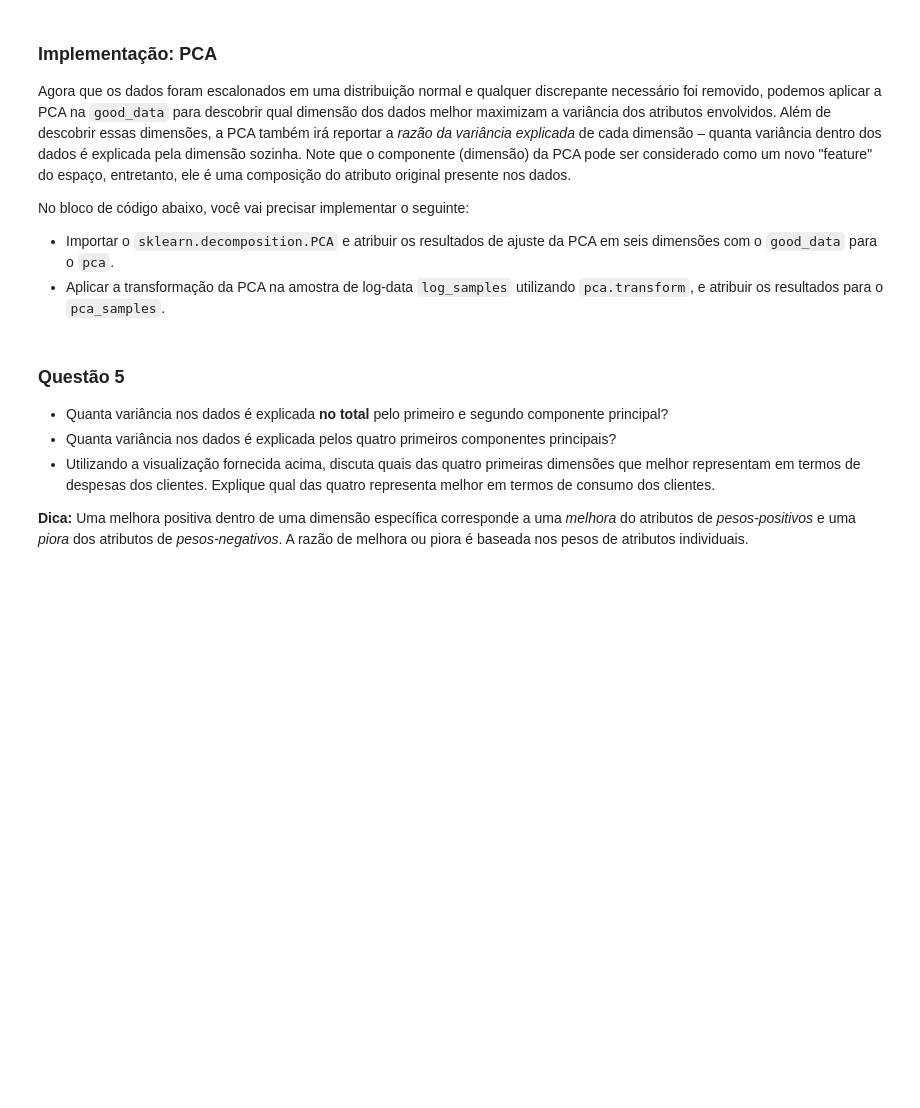
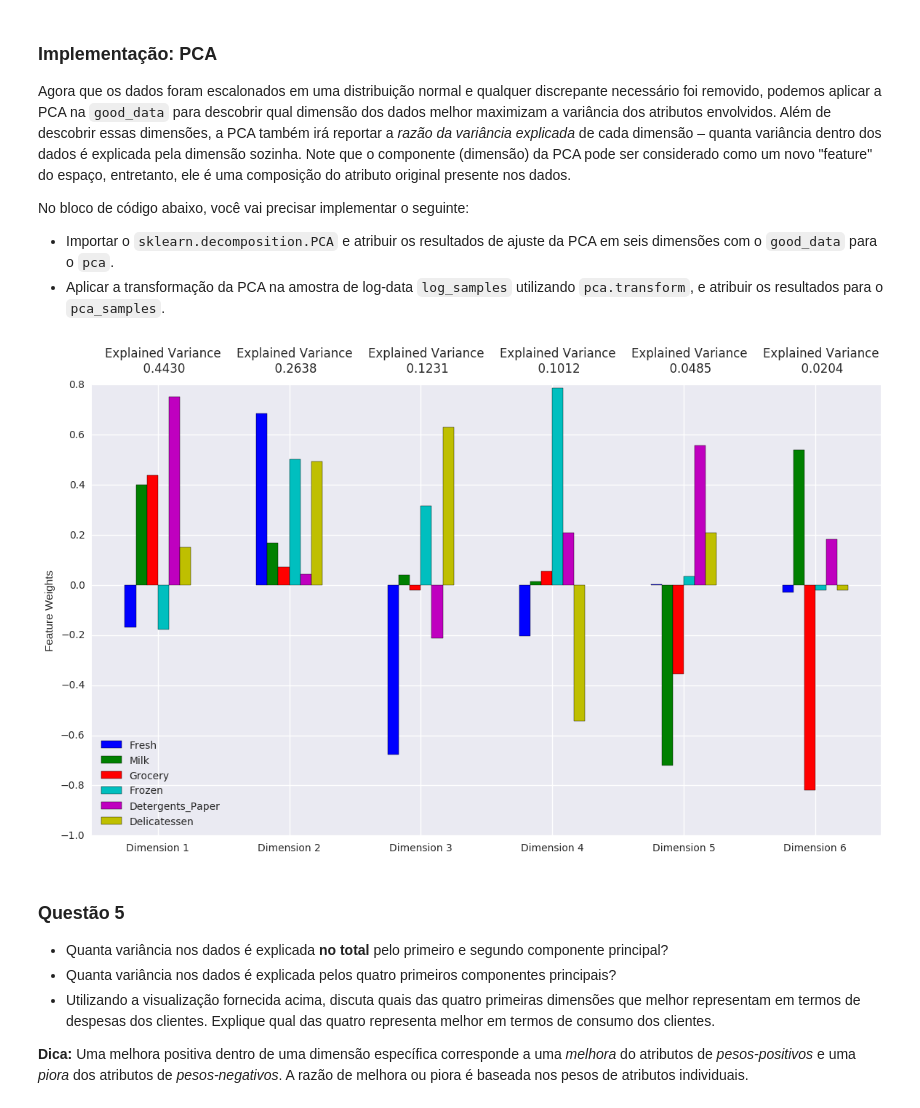
Before and after one commit to joseteodoro/br-machine-learning, a Jupyter notebook: customer_segments/customer_segments_PT.ipynb, the cells around one changed output. Cells and saved outputs as stored; diff of their text form; code cells hidden in the pictures; blank space fills up the shorter version.

```diff
--- a/customer_segments/customer_segments_PT.ipynb
+++ b/customer_segments/customer_segments_PT.ipynb
@@ -232,24 +245,28 @@ No bloco de código abaixo, você vai precisar implementar o seguinte:
 **NOTA:** Se você escolheu remover qualquer discrepante, tenha certeza que a amostra de dados não contém nenhum desses pontos!
  Uma vez que você executou essa implementação, o conjunto de dado será armazenado na variável `good_data`!
 # %%
+outliers_found = {}
+
 # Para cada atributo encontre os pontos de dados com máximos valores altos e baixos
 for feature in log_data.keys():
 
     # TODO: Calcule Q1 (25º percentil dos dados) para o atributo dado
-    Q1 = None
+    Q1 = np.percentile(log_data[feature], 25)
 
     # TODO: Calcule Q3 (75º percentil dos dados) para o atributo dado
-    Q3 = None
+    Q3 = np.percentile(log_data[feature], 75)
 
     # TODO: Utilize a amplitude interquartil para calcular o passo do discrepante (1,5 vezes a variação interquartil)
-    step = None
+    step = 1.5 * (Q3 - Q1)
 
     # Mostre os discrepantes
     print "Data points considered outliers for the feature '{}':".format(feature)
-    display(log_data[~((log_data[feature] >= Q1 - step) & (log_data[feature] <= Q3 + step))])
+    indexes = log_data[~((log_data[feature] >= Q1 - step) & (log_data[feature] <= Q3 + step))]
+    outliers_found[feature] = indexes.index
+    display(indexes)
 
 # OPCIONAL: Selecione os índices dos pontos de dados que você deseja remover
-outliers  = []
+outliers  = [65, 66, 75, 128, 154]
 
 # Remova os valores atí, caso nenhum tenha sido especificado
 good_data = log_data.drop(log_data.index[outliers]).reset_index(drop = True)
@@ -272,14 +360,19 @@ No bloco de código abaixo, você vai precisar implementar o seguinte:
  - Importar o `sklearn.decomposition.PCA` e atribuir os resultados de ajuste da PCA em seis dimensões com o `good_data` para o `pca`.
  - Aplicar a transformação da PCA na amostra de log-data `log_samples` utilizando `pca.transform`, e atribuir os resultados para o `pca_samples`.
 # %%
+from sklearn.decomposition import PCA
+
 # TODO: Aplique a PCA ao ajustar os bons dados com o mesmo número de dimensões como atributos
-pca = None
+pca = PCA(n_components=6)
+rs = pca.fit_transform(good_data)
 
 # TODO: Transforme a amostra de data-log utilizando o ajuste da PCA acima
-pca_samples = None
+pca_samples = pca.transform(log_samples)
 
 # Gere o plot dos resultados da PCA
-pca_results = rs.pca_results(good_data, pca)
+pca_results = vs.pca_results(good_data, pca)
+# %% [output]
+[figure, added]
 # %% [markdown]
 ### Questão 5
 - Quanta variância nos dados é explicada **no total** pelo primeiro e segundo componente principal?
```
Also changed, not shown: parts of 12 cells of this notebook.
